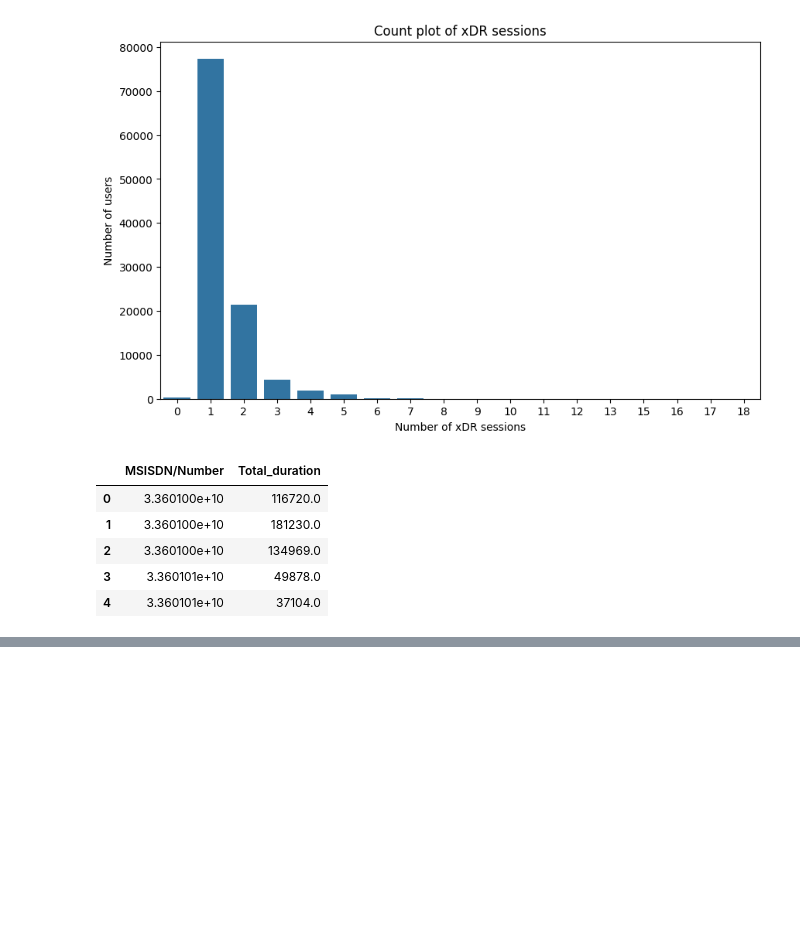
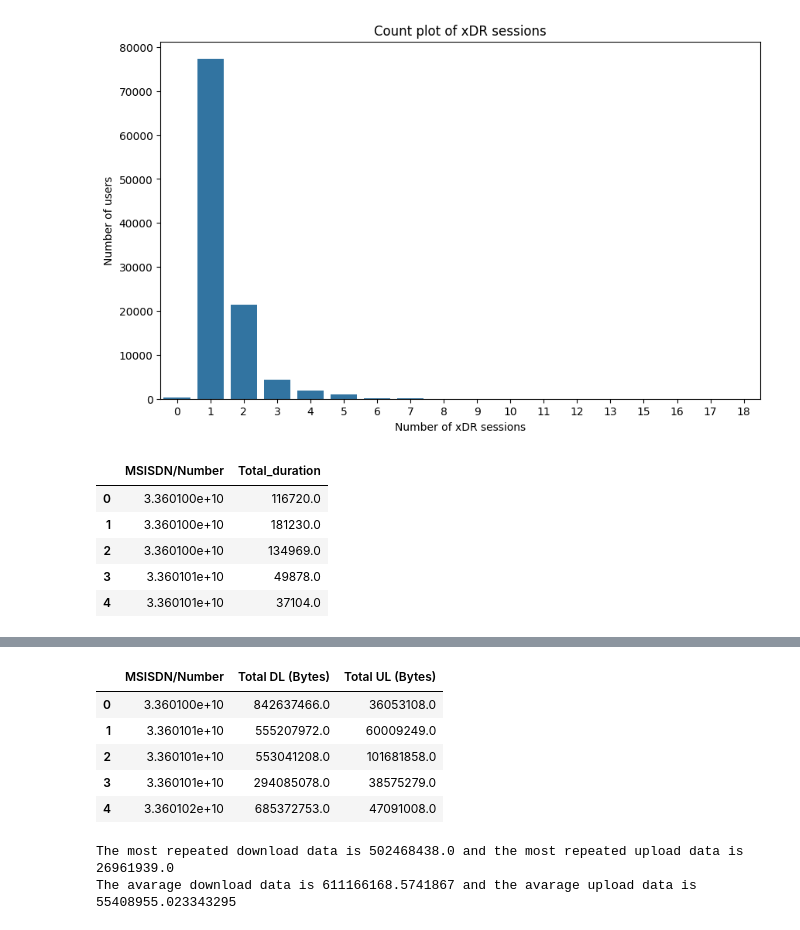
Before and after one commit to melatteshome/User-Analytics-Telecom-Industry, a Jupyter notebook: notebooks/user_behaviour_analysis.ipynb, the cells around one changed output, grey strips where cells are left out. Cells and saved outputs as stored; diff of their text form; code cells hidden in the pictures; blank space fills up the shorter version.

```diff
--- a/notebooks/user_behaviour_analysis.ipynb
+++ b/notebooks/user_behaviour_analysis.ipynb
@@ -171,0 +219,23 @@ plot_boxplot(
+# %%
+user_data_usage = columns_with_numerical_values.groupby('MSISDN/Number')[['Total DL (Bytes)', 'Total UL (Bytes)']].sum().reset_index()
+# %%
+user_data_usage.head()
+# %% [output]
+|  | MSISDN/Number | Total DL (Bytes) | Total UL (Bytes) |
+| 0 | 3.360100e+10 | 842637466.0 | 36053108.0 |
+| 1 | 3.360101e+10 | 555207972.0 | 60009249.0 |
+| 2 | 3.360101e+10 | 553041208.0 | 101681858.0 |
+| 3 | 3.360101e+10 | 294085078.0 | 38575279.0 |
+| 4 | 3.360102e+10 | 685372753.0 | 47091008.0 |
+# %%
+most_repeated_dl = user_data_usage['Total DL (Bytes)'].mode().values[0]
+most_repeate_ul =user_data_usage['Total UL (Bytes)'].mode().values[0]
+
+avarage_download = user_data_usage['Total DL (Bytes)'].mean()
+avarage_upload = user_data_usage['Total UL (Bytes)'].mean()
+
+print(f'The most repeated download data is {most_repeated_dl} and the most repeated upload data is {most_repeate_ul}')
+print(f'The avarage download data is {avarage_download} and the avarage upload data is {avarage_upload}')
+# %% [output]
+The most repeated download data is 502468438.0 and the most repeated upload data is 26961939.0
+The avarage download data is 611166168.5741867 and the avarage upload data is 55408955.023343295
```
Also changed, not shown: parts of 10 cells of this notebook.
